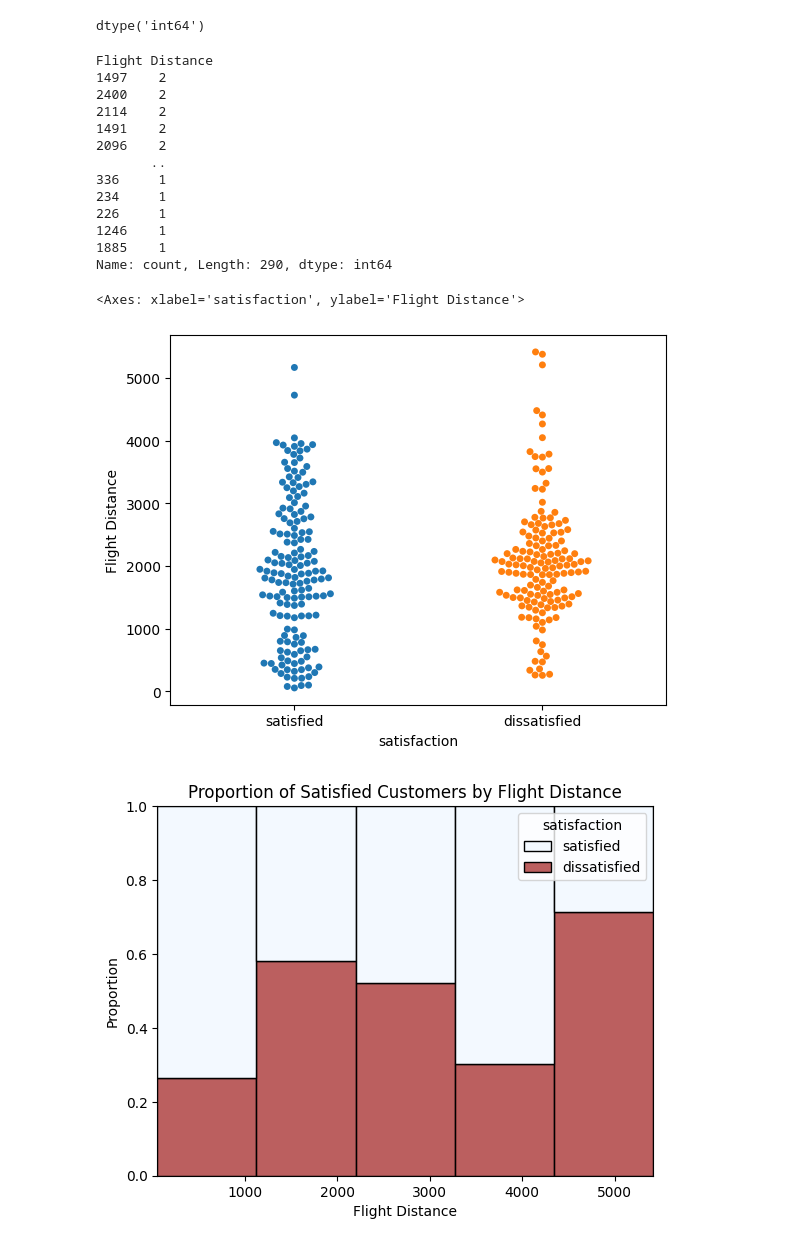
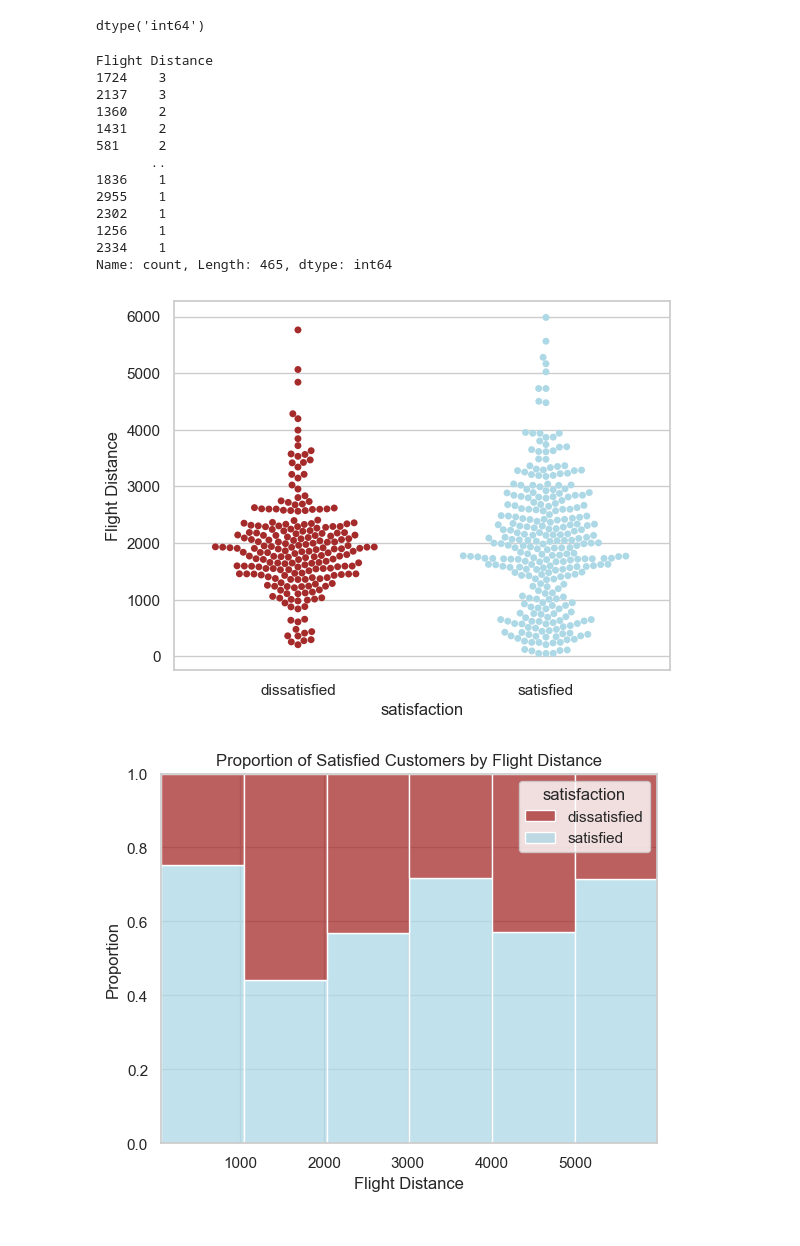
Before and after one commit to HusainE29/Airlines-Dataset, a Jupyter notebook: Airlines Quality Analysis Report.ipynb, the cells around one changed output. Cells and saved outputs as stored; diff of their text form; code cells hidden in the pictures.

```diff
--- a/Airlines Quality Analysis Report.ipynb
+++ b/Airlines Quality Analysis Report.ipynb
@@ -25,7 +25,7 @@ import seaborn as sns
 # 2. Reading the csv file
 # %%
 df = pd.read_csv(r"Airline_customer_satisfaction.csv")
-df = df.sample(300)
+df = df.sample(500)
 # %% [markdown]
 # 3. EDA
 # %%
@@ -117,35 +116,37 @@ dtype('int64')
 df["Flight Distance"].value_counts()
 # %% [output]
 Flight Distance
-1497    2
-2400    2
-2114    2
-1491    2
-2096    2
+1724    3
+2137    3
+1360    2
+1431    2
+581     2
        ..
-336     1
-234     1
-226     1
-1246    1
-1885    1
-Name: count, Length: 290, dtype: int64
+1836    1
+2955    1
+2302    1
+1256    1
+2334    1
+Name: count, Length: 465, dtype: int64
 # %%
-sns.swarmplot(data=df, y="Flight Distance", x="satisfaction", hue="satisfaction")
+sns.set_style("whitegrid")
+sns.swarmplot(data=df, y="Flight Distance", x="satisfaction", hue="satisfaction", palette={"dissatisfied": "Brown", "satisfied": "LightBlue"})
+plt.show()
 # %% [output]
-<Axes: xlabel='satisfaction', ylabel='Flight Distance'>
-[figure, old version]
+[figure, new version]
 # %%
+sns.set_style("whitegrid")
 plot1 = sns.histplot(
     data = df,
     x="Flight Distance",
     hue="satisfaction",
     multiple="fill",
-    palette=["AliceBlue", "Brown"],
+    palette={"dissatisfied": "Brown", "satisfied": "LightBlue"},
     binwidth=1000,
 )
 
 plt.title("Proportion of Satisfied Customers by Flight Distance")
 plot1.set_ylabel("Proportion")
-plt.savefig("Flight Distance and Satisfaction distribution.jpg", format="jpg", dpi = 275)
+plt.show()
 # %% [output]
-[figure, old version]
+[figure, new version]
```
Also changed, not shown: parts of 10 cells of this notebook.
